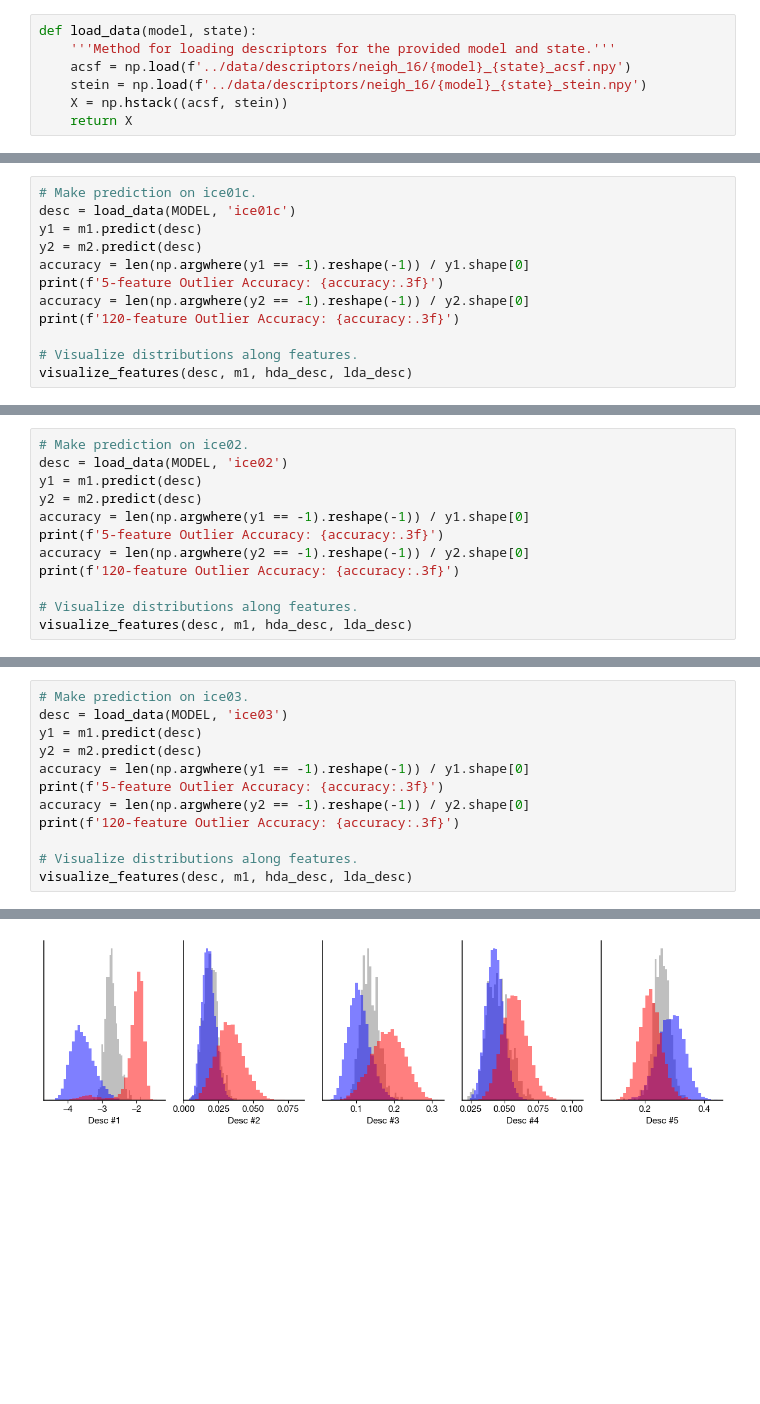
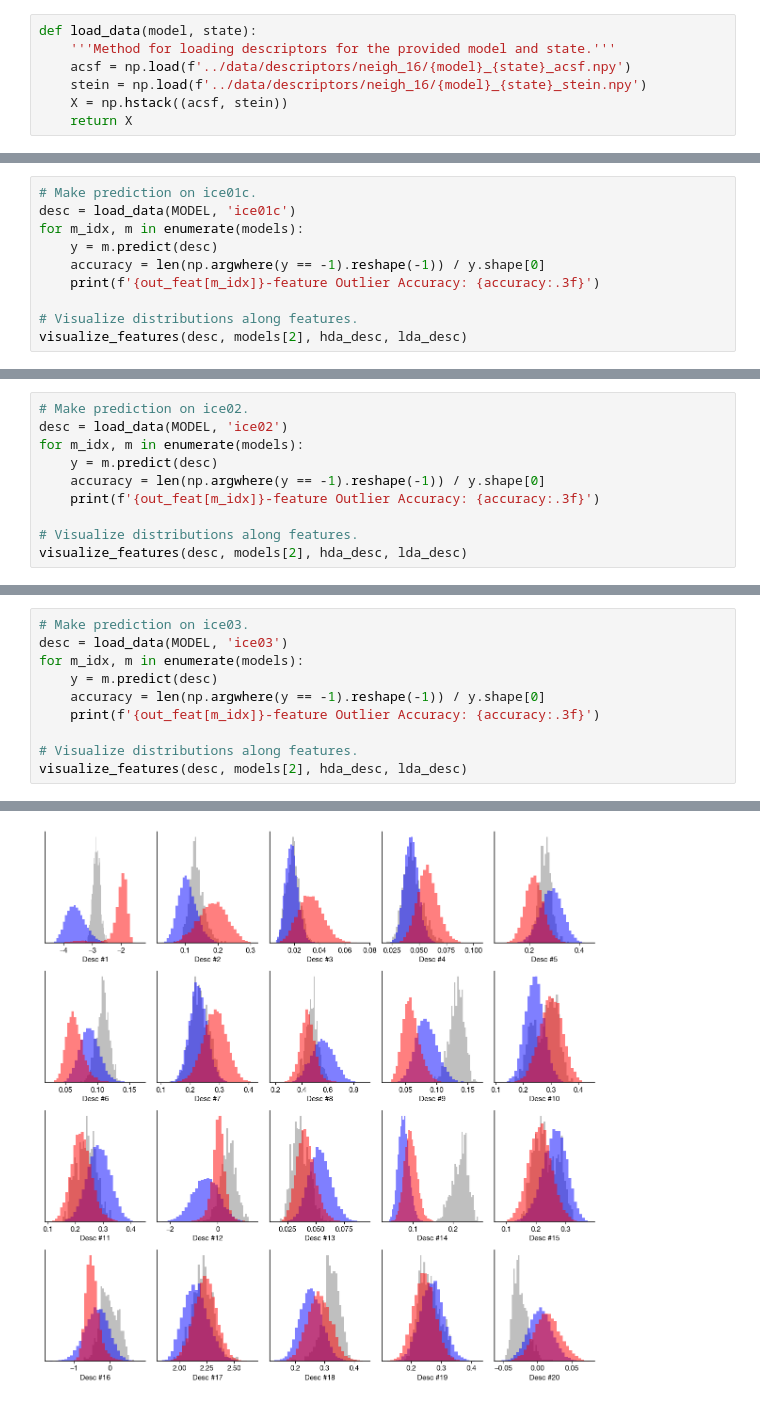
Before and after one commit to webbtheosim/amorphous-ice, a Jupyter notebook: notebooks/si_ice.ipynb, the cells around one changed output, grey strips where cells are left out. Drawn from its saved outputs; the diff is of its cells as text; blank space fills up the shorter version.

```diff
--- a/notebooks/si_ice.ipynb
+++ b/notebooks/si_ice.ipynb
@@ -84,13 +102,11 @@ visualize_features(desc, m1, hda_desc, lda_desc)
 # %%
 # Make prediction on ice01c.
 desc = load_data(MODEL, 'ice01c')
-y1 = m1.predict(desc)
-y2 = m2.predict(desc)
-accuracy = len(np.argwhere(y1 == -1).reshape(-1)) / y1.shape[0]
-print(f'5-feature Outlier Accuracy: {accuracy:.3f}')
-accuracy = len(np.argwhere(y2 == -1).reshape(-1)) / y2.shape[0]
-print(f'120-feature Outlier Accuracy: {accuracy:.3f}')
+for m_idx, m in enumerate(models):
+    y = m.predict(desc)
+    accuracy = len(np.argwhere(y == -1).reshape(-1)) / y.shape[0]
+    print(f'{out_feat[m_idx]}-feature Outlier Accuracy: {accuracy:.3f}')
 
 # Visualize distributions along features.
-visualize_features(desc, m1, hda_desc, lda_desc)
+visualize_features(desc, models[2], hda_desc, lda_desc)
 # %% [output]
@@ -100,13 +120,11 @@ visualize_features(desc, m1, hda_desc, lda_desc)
 # %%
 # Make prediction on ice02.
 desc = load_data(MODEL, 'ice02')
-y1 = m1.predict(desc)
-y2 = m2.predict(desc)
-accuracy = len(np.argwhere(y1 == -1).reshape(-1)) / y1.shape[0]
-print(f'5-feature Outlier Accuracy: {accuracy:.3f}')
-accuracy = len(np.argwhere(y2 == -1).reshape(-1)) / y2.shape[0]
-print(f'120-feature Outlier Accuracy: {accuracy:.3f}')
+for m_idx, m in enumerate(models):
+    y = m.predict(desc)
+    accuracy = len(np.argwhere(y == -1).reshape(-1)) / y.shape[0]
+    print(f'{out_feat[m_idx]}-feature Outlier Accuracy: {accuracy:.3f}')
 
 # Visualize distributions along features.
-visualize_features(desc, m1, hda_desc, lda_desc)
+visualize_features(desc, models[2], hda_desc, lda_desc)
 # %% [output]
@@ -116,13 +138,11 @@ visualize_features(desc, m1, hda_desc, lda_desc)
 # %%
 # Make prediction on ice03.
 desc = load_data(MODEL, 'ice03')
-y1 = m1.predict(desc)
-y2 = m2.predict(desc)
-accuracy = len(np.argwhere(y1 == -1).reshape(-1)) / y1.shape[0]
-print(f'5-feature Outlier Accuracy: {accuracy:.3f}')
-accuracy = len(np.argwhere(y2 == -1).reshape(-1)) / y2.shape[0]
-print(f'120-feature Outlier Accuracy: {accuracy:.3f}')
+for m_idx, m in enumerate(models):
+    y = m.predict(desc)
+    accuracy = len(np.argwhere(y == -1).reshape(-1)) / y.shape[0]
+    print(f'{out_feat[m_idx]}-feature Outlier Accuracy: {accuracy:.3f}')
 
 # Visualize distributions along features.
-visualize_features(desc, m1, hda_desc, lda_desc)
+visualize_features(desc, models[2], hda_desc, lda_desc)
 # %% [output]
@@ -131,4 +155,4 @@ visualize_features(desc, m1, hda_desc, lda_desc)
-[figure, old version]
+[figure, new version]
 # %%
 # Make prediction on ice04.
 desc = load_data(MODEL, 'ice04')
```
Also changed, not shown: parts of 20 cells of this notebook, 2 other files.
